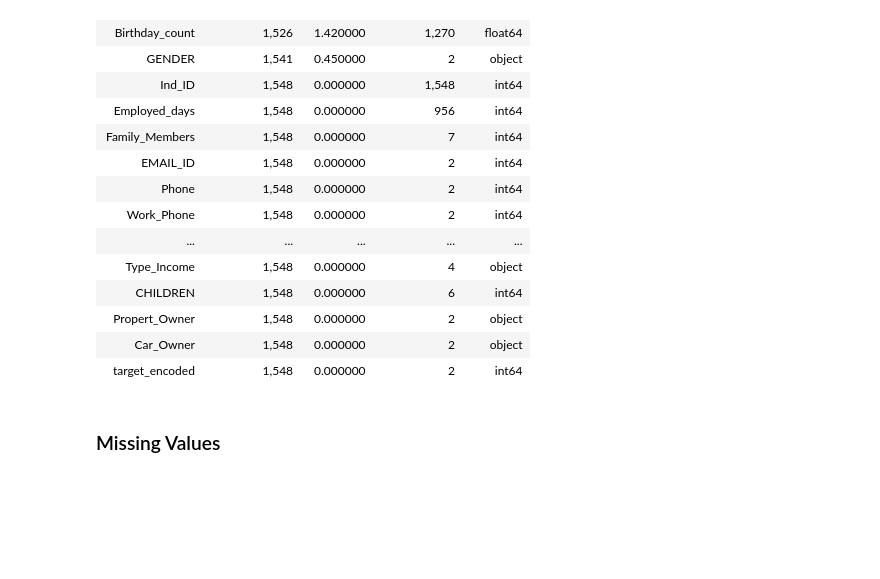
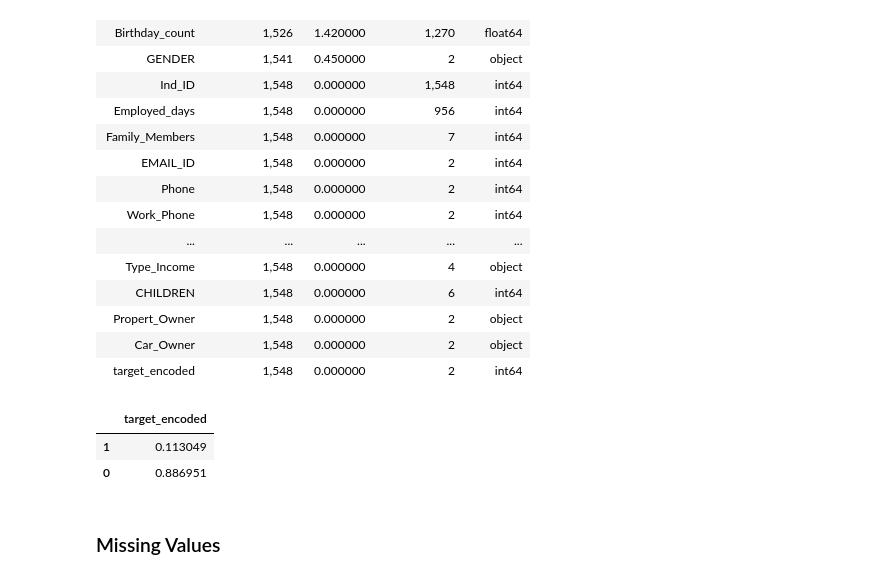
Before and after one commit to DerekSanchez/250419-Credit-Card-Approval-Prediction, a Jupyter notebook: notebook/EDA.ipynb, the cells around one changed output. Saved outputs shown, nothing was run; the diff lists cells and outputs as text; code cells hidden in the pictures; blank space fills up the shorter version.

```diff
--- a/notebook/EDA.ipynb
+++ b/notebook/EDA.ipynb
@@ -103,6 +101,17 @@ Dimensions: (1548, 19)
 | Propert_Owner | 1,548 | 0.000000 | 2 | object |
 | Car_Owner | 1,548 | 0.000000 | 2 | object |
 | target_encoded | 1,548 | 0.000000 | 2 | int64 |
+# %%
+# target distribution
+pd.DataFrame(
+    df['target_encoded'].value_counts(
+        normalize = True,
+        ascending = True)
+    )
+# %% [output]
+|  | target_encoded |
+| 1 | 0.113049 |
+| 0 | 0.886951 |
 # %% [markdown]
 ### Missing Values
 # %%
```
Also changed, not shown: parts of 3 cells of this notebook, 1 other file.
